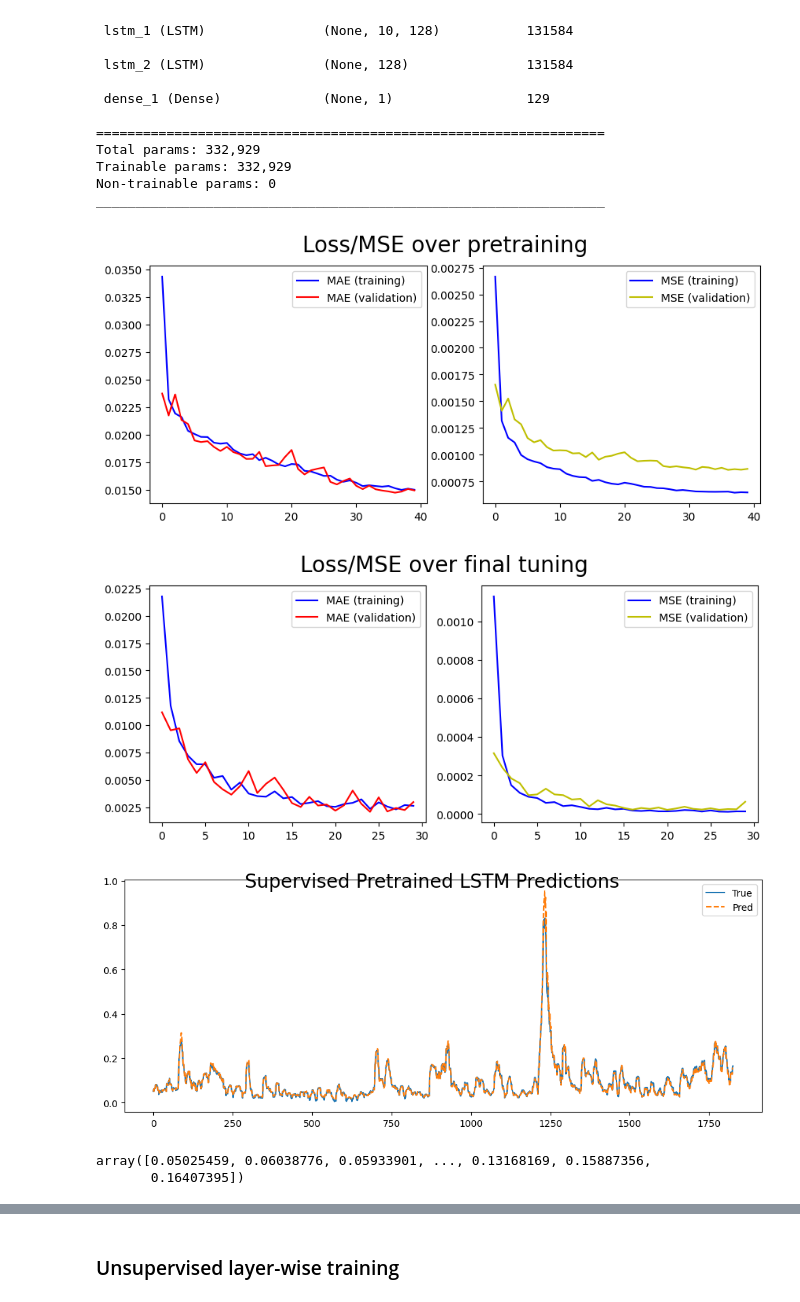
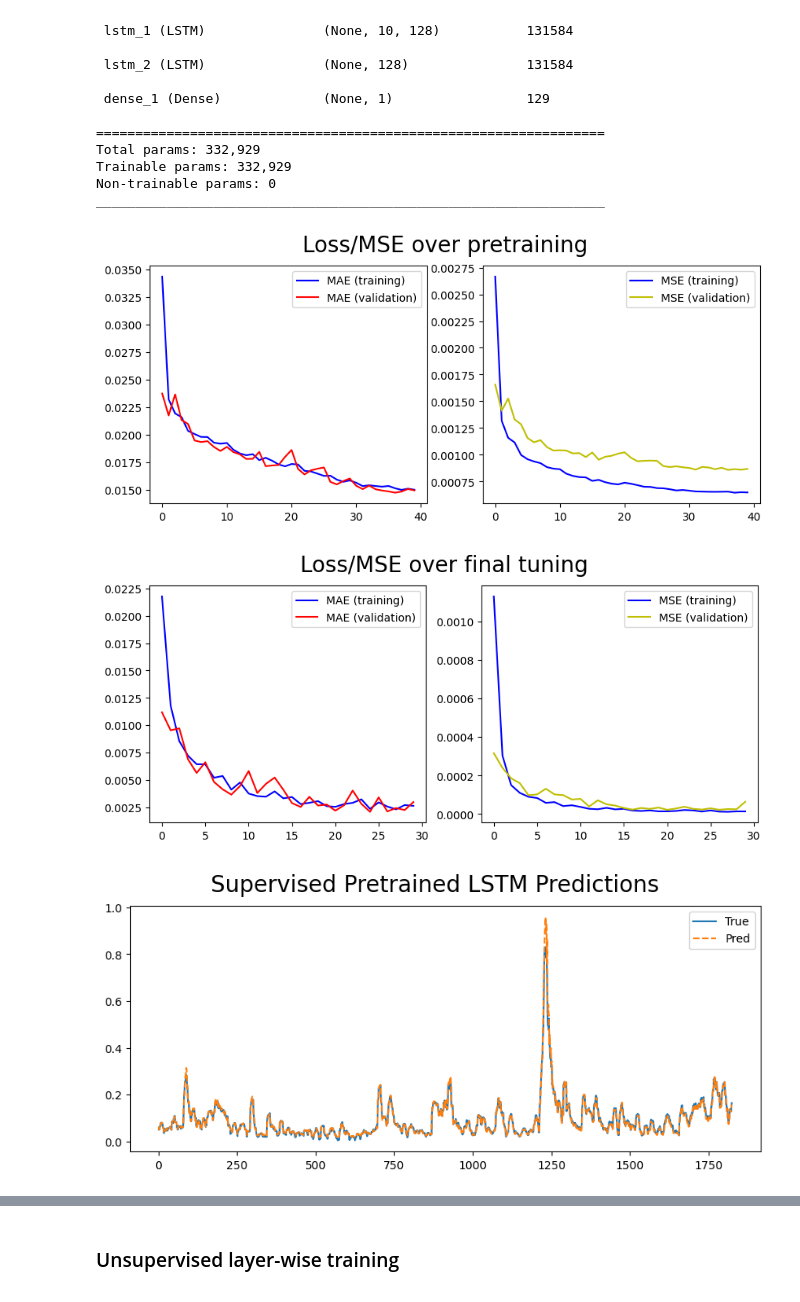
Before and after one commit to gittmp/sustainable-risk-modelling, a Jupyter notebook: Program/risk-forecasting.ipynb, the cells around one changed output, grey strips where cells are left out. Saved outputs shown, nothing was run; the diff lists cells and outputs as text; code cells hidden in the pictures.

```diff
--- a/Program/risk-forecasting.ipynb
+++ b/Program/risk-forecasting.ipynb
@@ -371,40 +371,34 @@ if PROGRESSIVE_TRAINING:
 
 
     # tuning loss plots
     fig, ax = plt.subplots(1, 2, figsize=(10, 4), dpi=100)
     fig.suptitle("Loss/MSE over final tuning", fontsize=20)
 
     ax[0].plot(history_sup_tuning['loss'], color='b', label="MAE (training)")
     ax[0].plot(history_sup_tuning['val_loss'], color='r', label="MAE (validation)")
     ax[0].legend(loc=0)
 
     ax[1].plot(history_sup_tuning['mse'], color='b', label="MSE (training)")
     ax[1].plot(history_sup_tuning['val_mse'], color='y', label="MSE (validation)")
     ax[1].legend(loc=0)
 
 
     # prediction plot
     y_pred_sup = sup_model.predict(X_test)
     y_pred_sup = y_pred_sup.flatten()
 
     fig, ax = plt.subplots(1, 1, figsize=(10, 4), dpi=100)
     fig.suptitle("Supervised Pretrained LSTM Predictions", fontsize=20)
 
     ax.plot(y_test.flatten(), label='True')
     ax.plot(y_pred_sup, linestyle='--', label='Pred')
     ax.legend(loc=0)
 
-    plt.tight_layout()
     plt.show()
 # %% [output]
 [figure]
 [figure]
-[figure, old version]
+[figure, new version]
-# %%
-y_test.flatten()
-# %% [output]
-array([0.05025459, 0.06038776, 0.05933901, ..., 0.13168169, 0.15887356,
-       0.16407395])
 # %%
 if PROGRESSIVE_TRAINING:
     # metrics
```
Also changed, not shown: parts of 7 cells of this notebook.
